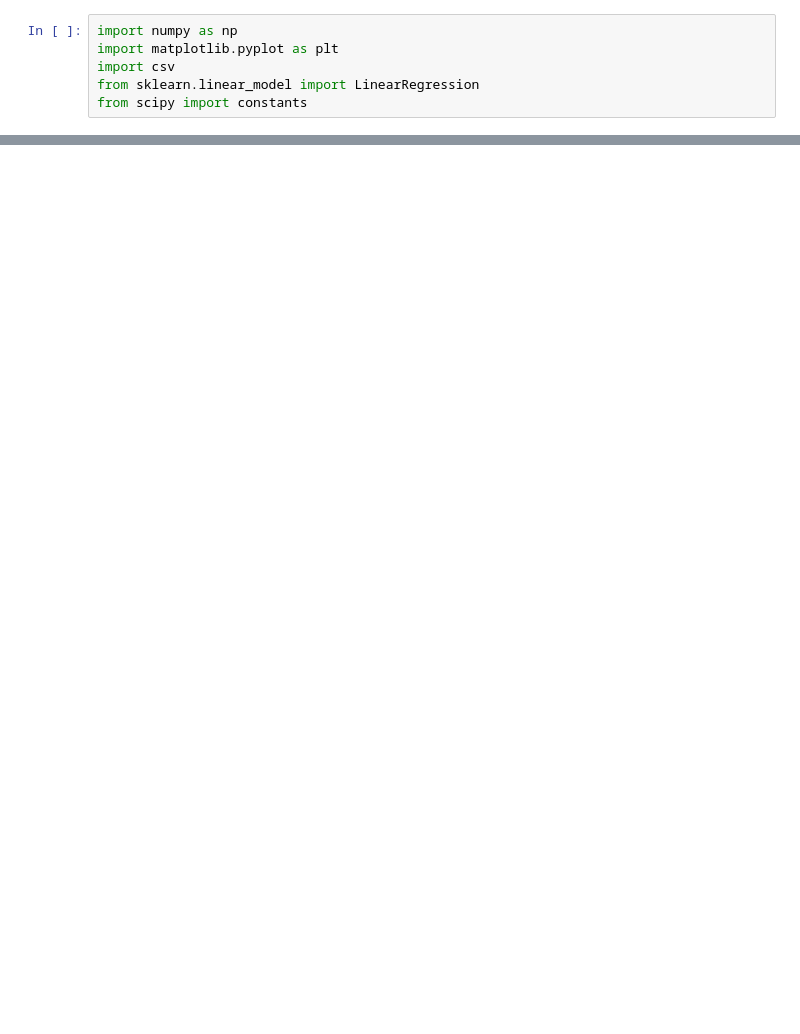
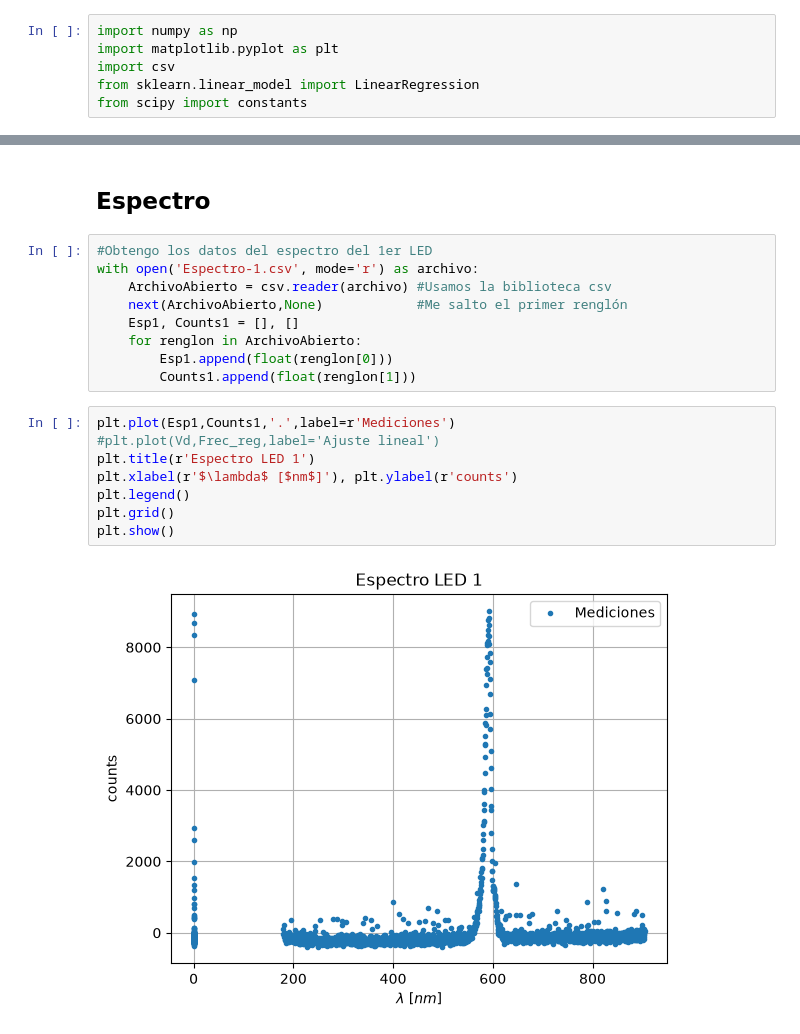
Before and after one commit to Alexi5omg/Labo-Contemporanea, a Jupyter notebook: Practica3/AnalisisP3.ipynb, the cells around one changed output, grey strips where cells are left out. Drawn from its saved outputs; the diff is of its cells as text; blank space fills up the shorter version.

```diff
--- a/Practica3/AnalisisP3.ipynb
+++ b/Practica3/AnalisisP3.ipynb
@@ -36,0 +65,21 @@ plt.show()
+# %% [markdown]
+## Espectro
+# %%
+#Obtengo los datos del espectro del 1er LED
+with open('Espectro-1.csv', mode='r') as archivo:
+    ArchivoAbierto = csv.reader(archivo) #Usamos la biblioteca csv
+    next(ArchivoAbierto,None)            #Me salto el primer renglón
+    Esp1, Counts1 = [], []
+    for renglon in ArchivoAbierto:
+        Esp1.append(float(renglon[0]))
+        Counts1.append(float(renglon[1]))
+# %%
+plt.plot(Esp1,Counts1,'.',label=r'Mediciones')
+#plt.plot(Vd,Frec_reg,label='Ajuste lineal')
+plt.title(r'Espectro LED 1')
+plt.xlabel(r'$\lambda$ [$nm$]'), plt.ylabel(r'counts')
+plt.legend()
+plt.grid()
+plt.show()
+# %% [output]
+[figure, added]
```
Also changed, not shown: parts of 21 cells of this notebook, 10 other files.
